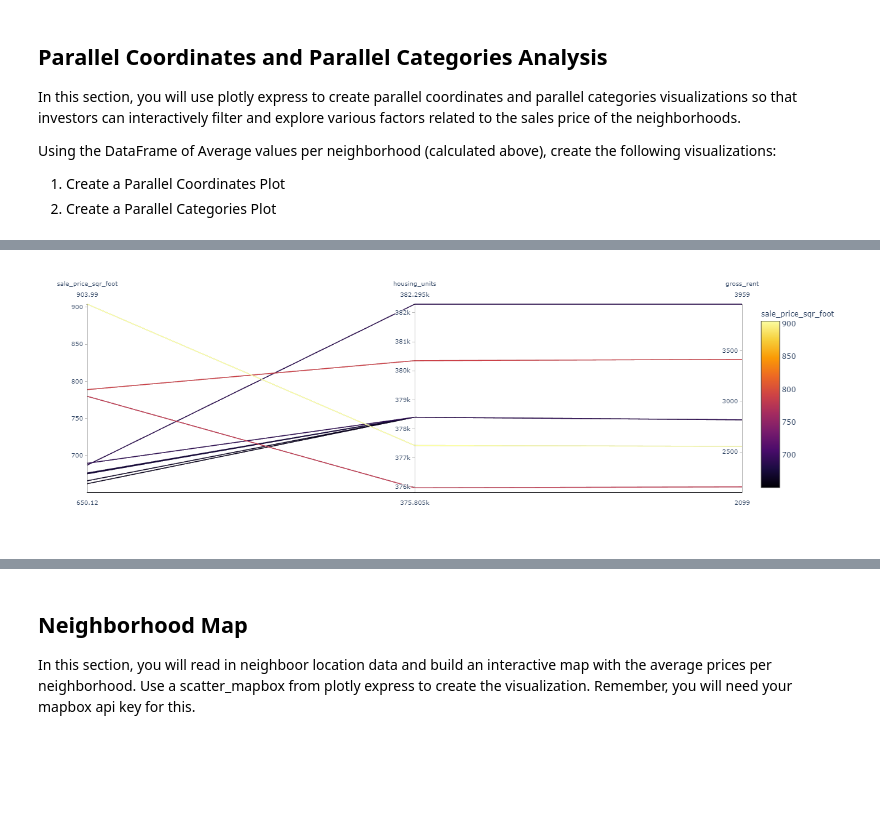
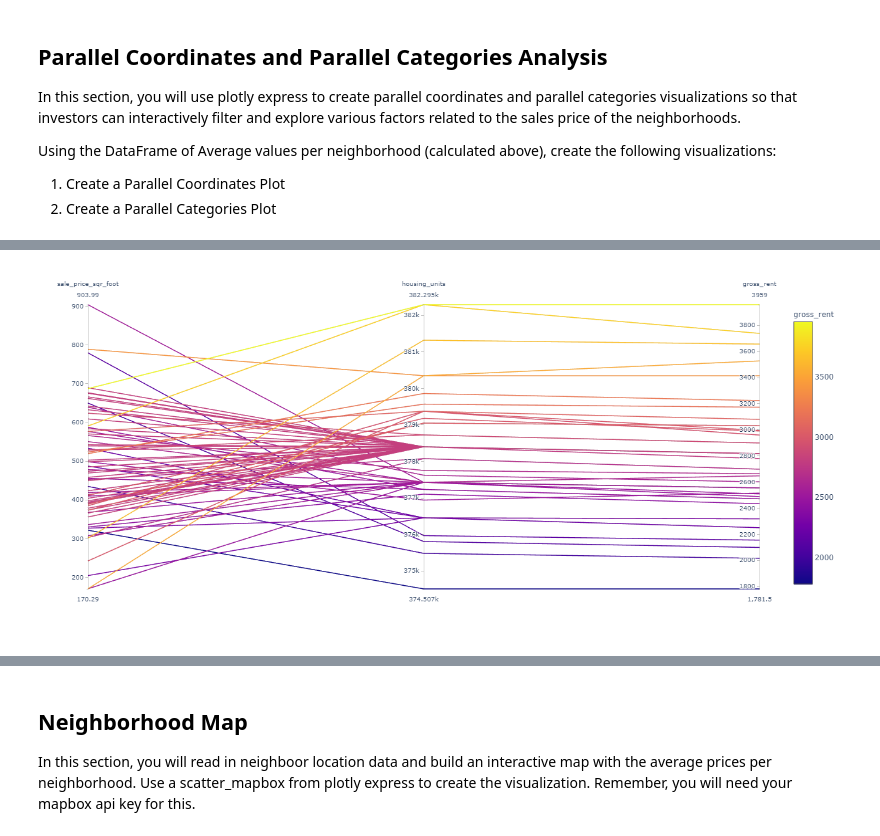
Before and after one commit to marclweimer/realestateviz, a Jupyter notebook: rental_analysis.ipynb, the cells around one changed output, grey strips where cells are left out. Cells and saved outputs as stored; diff of their text form; code cells hidden in the pictures; blank space fills up the shorter version.

```diff
--- a/rental_analysis.ipynb
+++ b/rental_analysis.ipynb
@@ -146,8 +149,8 @@ by_neighborhood
 In this section, you will need to calculate the mean sale price for each neighborhood and then sort the values to obtain the top 10 most expensive neighborhoods on average. Plot the results as a bar chart.
 # %%
 # Getting the data from the top 10 expensive neighborhoods
-average_cost_by_neighborhood = sfo_data.groupby('neighborhood')['sale_price_sqr_foot'].mean()
-top_ten = average_cost_by_neighborhood.sort_values(ascending=False).head(10)
+average_cost_by_neighborhood = sfo_data.groupby('neighborhood').mean()
+top_ten = average_cost_by_neighborhood['sale_price_sqr_foot'].sort_values(ascending=False).head(10)
 top_ten
 # %% [output]
 neighborhood
@@ -179,5 +182,5 @@ Using the DataFrame of Average values per neighborhood (calculated above), creat
 2. Create a Parallel Categories Plot
 # %%
 # Parallel Coordinates Plot
-# YOUR CODE HERE!
+px.parallel_coordinates(average_cost_by_neighborhood, color='gross_rent')
 # %% [output]
@@ -185 +187 @@ Using the DataFrame of Average values per neighborhood (calculated above), creat
-[figure, old version]
+[figure, new version]
```
Also changed, not shown: parts of 13 cells of this notebook.
